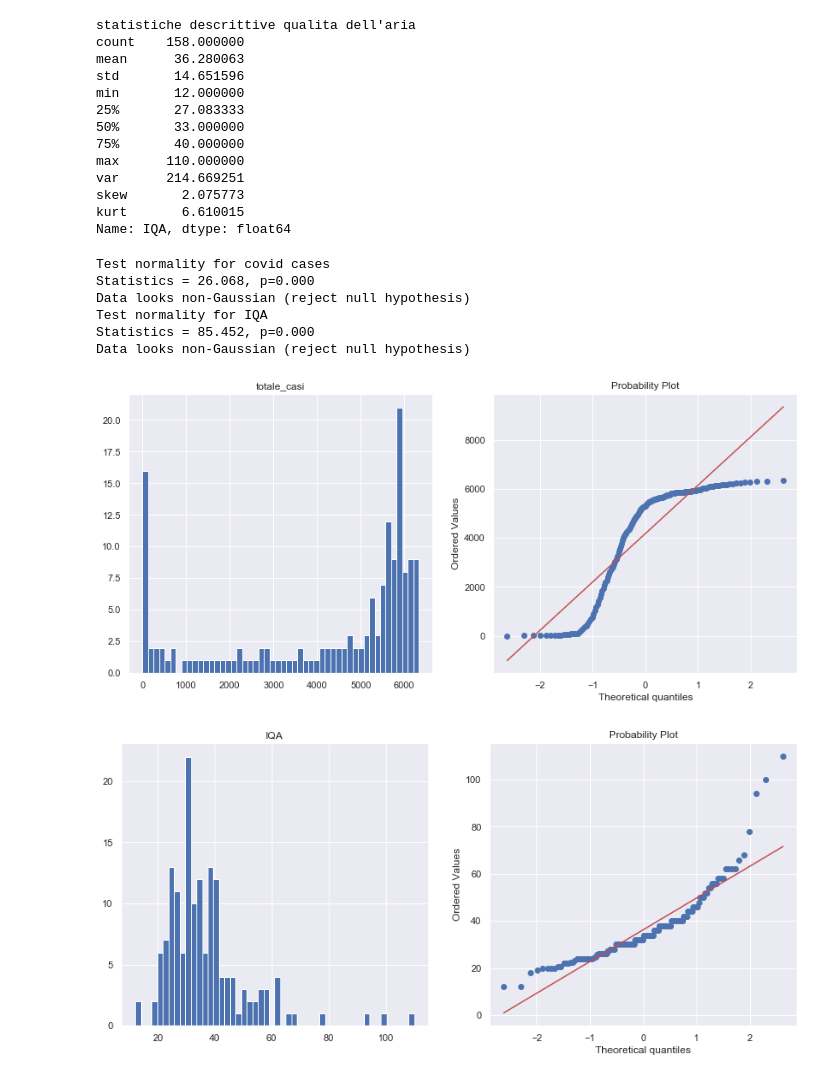
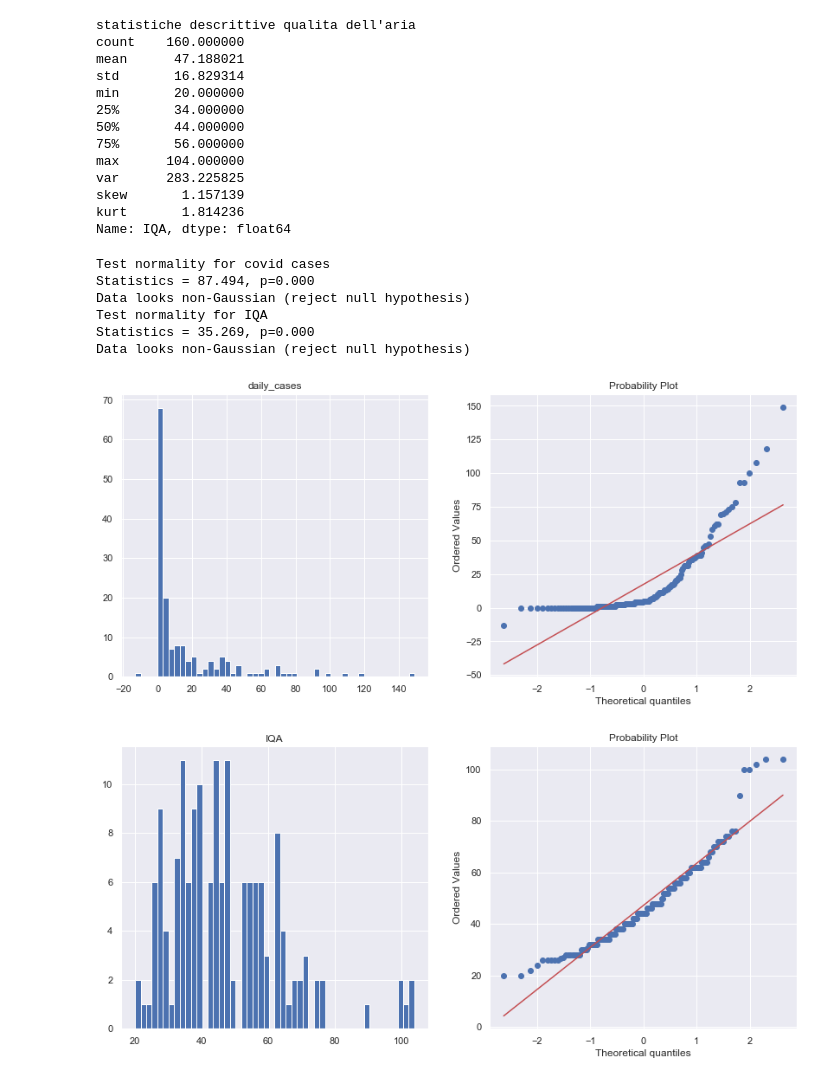
Before and after one commit to zirafel/covid_analysis, a Jupyter notebook: covid_air_quality/data_analysis.ipynb, the cells around one changed output. Saved outputs shown, nothing was run; the diff lists cells and outputs as text; code cells hidden in the pictures.

```diff
--- a/covid_air_quality/data_analysis.ipynb
+++ b/covid_air_quality/data_analysis.ipynb
@@ -2,5 +2,6 @@
 import pandas as pd
 #import italy covid cases
 df_covid_iqa = pd.read_csv('covid_iqa.csv',delimiter=',', keep_default_na=False, na_values=[''])
+df_covid_iqa['daily_cases'] = df_covid_iqa['daily_cases'].fillna(0)
 df_covid_iqa.head()
 # %% [output]
@@ -13,5 +14,5 @@ df_covid_iqa.head()
 # %%
 # select city
-df_covid_iqa = df_covid_iqa.loc[df_covid_iqa['denominazione_provincia'].isin(['Roma'])]
-df_covid_iqa.head()
+df_covid_iqa = df_covid_iqa.loc[df_covid_iqa['denominazione_provincia'].isin(['Napoli'])]
+df_covid_iqa[['data','daily_cases','totale_casi']].head()
 # %% [output]
@@ -33,37 +34,39 @@ print(stats)
 # statistiche descrittive delta giornalieri
 # %% [output]
 statistiche descrittive qualita dell'aria
-count    158.000000
-mean      36.280063
-std       14.651596
-min       12.000000
-25%       27.083333
-50%       33.000000
-75%       40.000000
-max      110.000000
-var      214.669251
-skew       2.075773
-kurt       6.610015
+count    160.000000
+mean      47.188021
+std       16.829314
+min       20.000000
+25%       34.000000
+50%       44.000000
+75%       56.000000
+max      104.000000
+var      283.225825
+skew       1.157139
+kurt       1.814236
 Name: IQA, dtype: float64
 # %%
 # Normal distribution test
 import scipy
 from scipy import stats
 import matplotlib.pyplot as plt
 
 print("Test normality for covid cases")
-normality_test(df_covid_iqa['totale_casi'],"totale_casi")
+normality_test(df_covid_iqa['daily_cases'],"daily_cases")
 print("Test normality for IQA")
 normality_test(df_covid_iqa['IQA'],"IQA")
+#box-cox transformation covid daily
+#y_bc_covid = box_cox_transformation(df_covid_iqa['daily_cases'],"daily_cases")
 # %% [output]
 Test normality for covid cases
-Statistics = 26.068, p=0.000
+Statistics = 87.494, p=0.000
 Data looks non-Gaussian (reject null hypothesis)
 Test normality for IQA
-Statistics = 85.452, p=0.000
+Statistics = 35.269, p=0.000
 Data looks non-Gaussian (reject null hypothesis)
-[figure, old version]
+[figure, new version]
-[figure, old version]
+[figure, new version]
 # %%
 def normality_test(data,target):
     stat,p = stats.normaltest(data)
```
Also changed, not shown: parts of 9 cells of this notebook, 2 other files.
